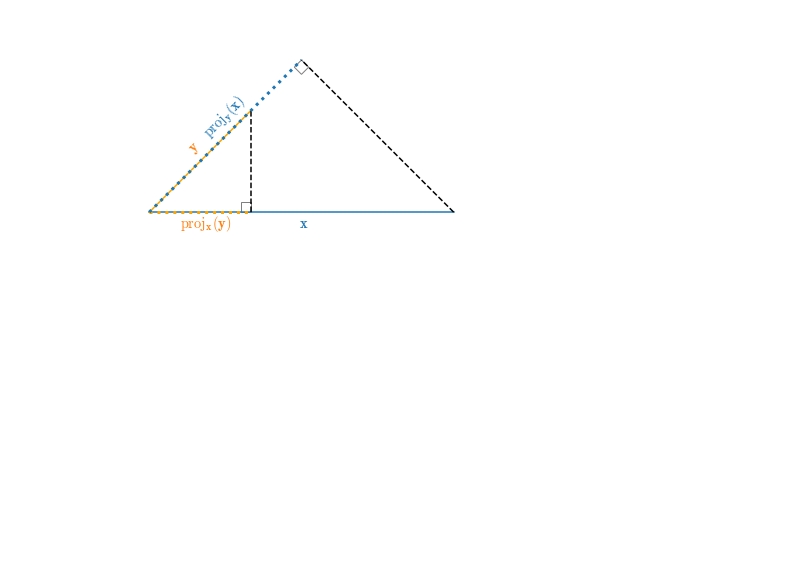
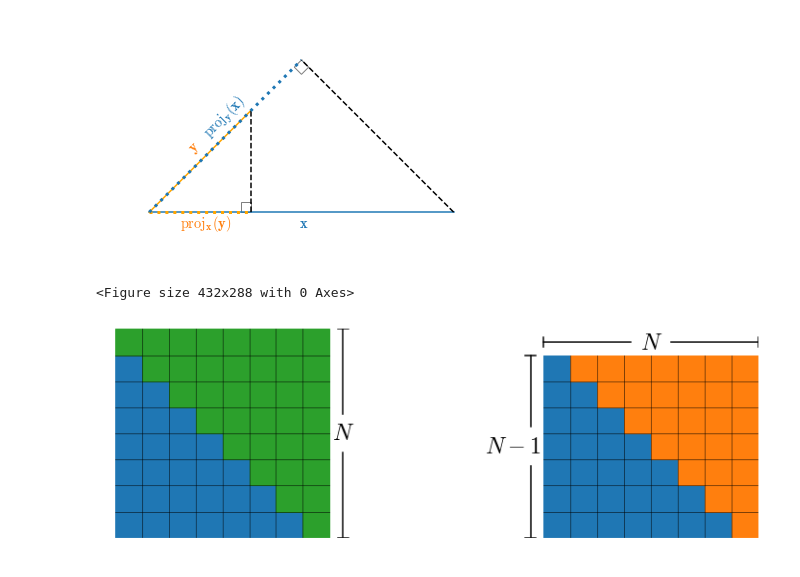
Before and after one commit to oscargranlund/kandidat, a Jupyter notebook: Figurer.ipynb, the cells around one changed output. Cells and saved outputs as stored; diff of their text form; code cells hidden in the pictures; blank space fills up the shorter version.

```diff
--- a/Figurer.ipynb
+++ b/Figurer.ipynb
@@ -272,3 +272,68 @@ plt.savefig(pp, format='pdf')
 pp.close()
 # %% [output]
 [figure]
+# %%
+size = plt.figure().get_size_inches()
+plot = plt.figure(figsize=(size[0]*2,size[1]))
+ax = plt.gca()
+plt.ylim(top=8, bottom=0)
+plt.xlim(left=0, right=24)
+#ax.set_aspect('equal', 'datalim')
+x1, y1 = [0,0,1,1,2,2,3,3,4,4,5,5,6,6,7,7], [0,7,7,6,6,5,5,4,4,3,3,2,2,1,1,0]
+xy = np.array([x1, y1]).T
+ax.add_patch(patches.Polygon(xy))
+x1 = np.array(x1) + 16
+xy = np.array([x1, y1]).T
+ax.add_patch(patches.Polygon(xy))
+y1 = [7,6,6,5,5,4,4,3,3,2,2,1,1,0,0,7]
+x1 = x1 + 1
+xy = np.array([x1, y1]).T
+ax.add_patch(patches.Polygon(xy, color='C1'))
+x1, y1 = [0,0,1,1,2,2,3,3,4,4,5,5,6,6,7,7,8,8], [8,7,7,6,6,5,5,4,4,3,3,2,2,1,1,0,0,8]
+xy = np.array([x1, y1]).T
+ax.add_patch(patches.Polygon(xy, color='C2'))
+for i in range(1,8):
+    x, y = [i, i], [0, 8]
+    ax.add_line(mlines.Line2D(x,y, color='black', linewidth=1, alpha=0.5))
+    ax.add_line(mlines.Line2D(y,x, color='black', linewidth=1, alpha=0.5))
+    x, y = [i+16, i+16], [0, 7]
+    ax.add_line(mlines.Line2D(x,y, color='black', linewidth=1, alpha=0.5))
+for i in range(1,7):
+    x, y = [16, 24], [i, i]
+    ax.add_line(mlines.Line2D(x,y, color='black', linewidth=1, alpha=0.5))
+#ax.text(9,5,'$N^2$', fontsize=24)
+#ax.text(11,5.2, '$-$', fontsize=24)
+#ax.text(9,5,'$N^2$', fontsize=24)
+plt.axis('off')
+l1xp = 8.5
+gap = 1.5
+ax.add_line(mlines.Line2D([l1xp,l1xp], [0,4-gap/2], color='black'))
+ax.add_line(mlines.Line2D([l1xp,l1xp], [4+gap/2,8], color='black'))
+buttsize = 0.2
+ax.add_line(mlines.Line2D([l1xp-buttsize,l1xp+buttsize], [8,8], color='black'))
+ax.add_line(mlines.Line2D([l1xp-buttsize,l1xp+buttsize], [0,0], color='black'))
+ax.text(l1xp-0.4, 4.2-0.45, '$N$', fontsize=24)
+l1xp = 15.5
+ax.add_line(mlines.Line2D([l1xp,l1xp], [0,3.5-gap/2], color='black'))
+ax.add_line(mlines.Line2D([l1xp,l1xp], [3.5+gap/2,7], color='black'))
+buttsize = 0.2
+ax.add_line(mlines.Line2D([l1xp-buttsize,l1xp+buttsize], [7,7], color='black'))
+ax.add_line(mlines.Line2D([l1xp-buttsize,l1xp+buttsize], [0,0], color='black'))
+ax.text(l1xp-1.7, 3.7-0.45, '$N-1$', fontsize=24)
+l1xp=7.5
+gap = 1.5
+ax.add_line(mlines.Line2D([16+0,16+4-gap/2], [l1xp,l1xp], color='black'))
+ax.add_line(mlines.Line2D([16+4+gap/2,16+8], [l1xp,l1xp], color='black'))
+buttsize = 0.2
+ax.add_line(mlines.Line2D([16,16], [l1xp-buttsize,l1xp+buttsize], color='black'))
+ax.add_line(mlines.Line2D([24,24], [l1xp-buttsize,l1xp+buttsize], color='black'))
+ax.text(19.6, 7.2, '$N$', fontsize=24)
+
+#plt.show()
+
+pp = PdfPages('KandFigur5.pdf')
+plt.savefig(pp, format='pdf')
+pp.close()
+# %% [output]
+<Figure size 432x288 with 0 Axes>
+[figure, added]
```
Also changed, not shown: parts of 1 cell of this notebook, 1 other file.
